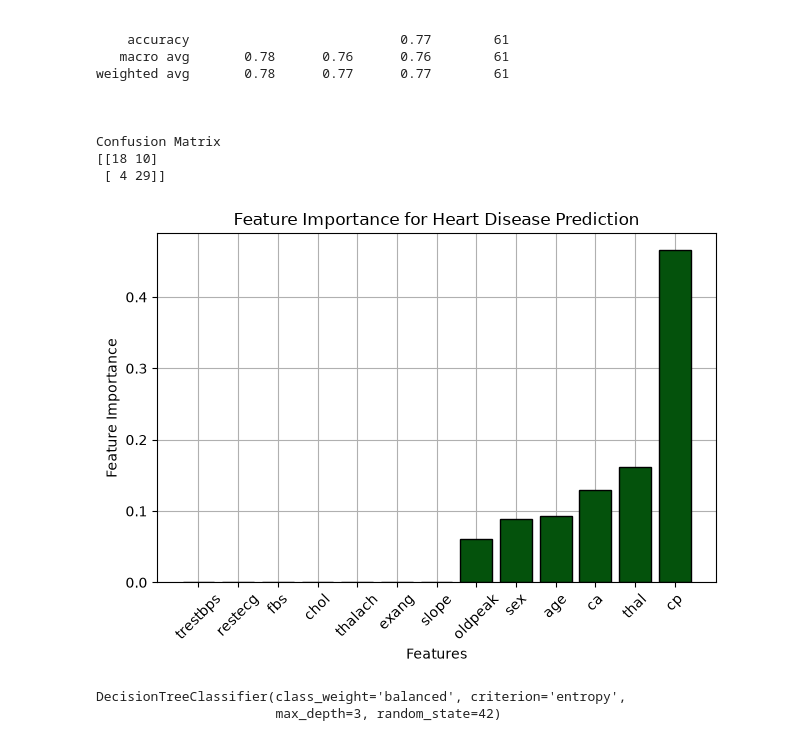
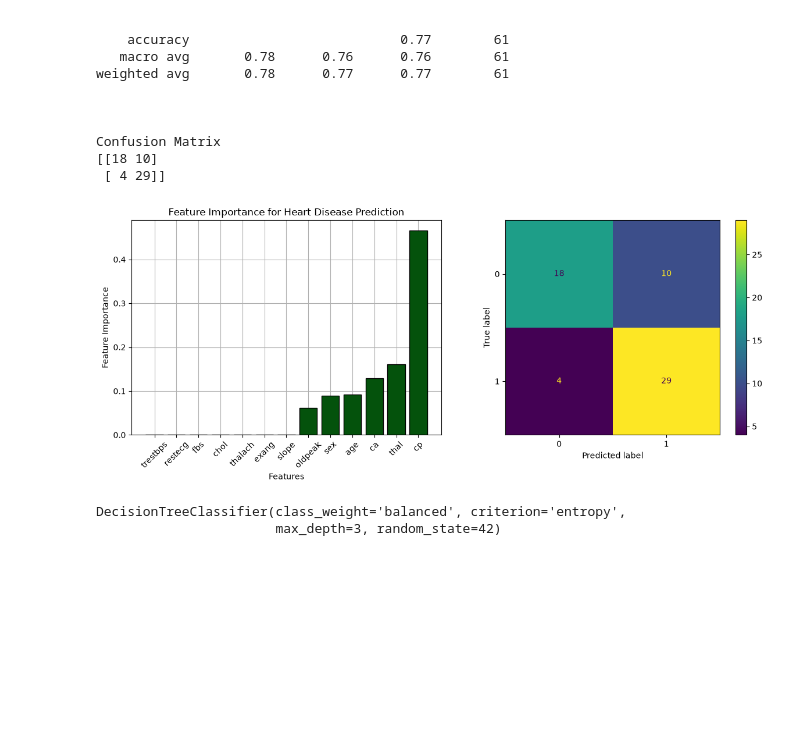
Before and after one commit to Lang-Shin/applied-ml-pipelines, a Jupyter notebook: DecisionTrees/Practice1/heart_disease_prediction.ipynb, the cells around one changed output. Cells and saved outputs as stored; diff of their text form; code cells hidden in the pictures; blank space fills up the shorter version.

Commit message:
Practice1 -- Heart Disease Prediction --> DONE

```diff
--- a/DecisionTrees/Practice1/heart_disease_prediction.ipynb
+++ b/DecisionTrees/Practice1/heart_disease_prediction.ipynb
@@ -133,25 +134,30 @@ Confusion Matrix
 # %%
 # Feature Importance Visualization
 import matplotlib.pyplot as plt
+from sklearn.metrics import ConfusionMatrixDisplay
 
+fig, axes = plt.subplots(1,2, figsize=(12, 5))
 
 importances = pd.Series(
     grid_search.best_estimator_.feature_importances_,
     index=X.columns,
 ).sort_values()
 
-plt.bar(importances.index, importances.values, color="#04520C", edgecolor="#000000")
-plt.xlabel("Features")
-plt.ylabel("Feature Importance")
-plt.xticks(rotation=45)
-plt.grid(True)
-plt.gca().set_axisbelow(True)
-plt.title("Feature Importance for Heart Disease Prediction")
+axes[0].bar(importances.index, importances.values, color="#04520C", edgecolor="#000000")
+axes[0].set_xlabel("Features")
+axes[0].set_ylabel("Feature Importance")
+axes[0].tick_params(axis='x', rotation=45)
+axes[0].grid(True)
+axes[0].set_axisbelow(True)
+axes[0].set_title("Feature Importance for Heart Disease Prediction")
+
+ConfusionMatrixDisplay.from_predictions(y_test, predictions, ax=axes[1])
+axes[1].set_title("Confusion Matrix Display")
 
 plt.tight_layout()
 plt.show()
 # %% [output]
-[figure, old version]
+[figure, new version]
 # %%
 # Tree Structure Visualization
 from sklearn.tree import plot_tree
```
Also changed, not shown: parts of 1 cell of this notebook.
